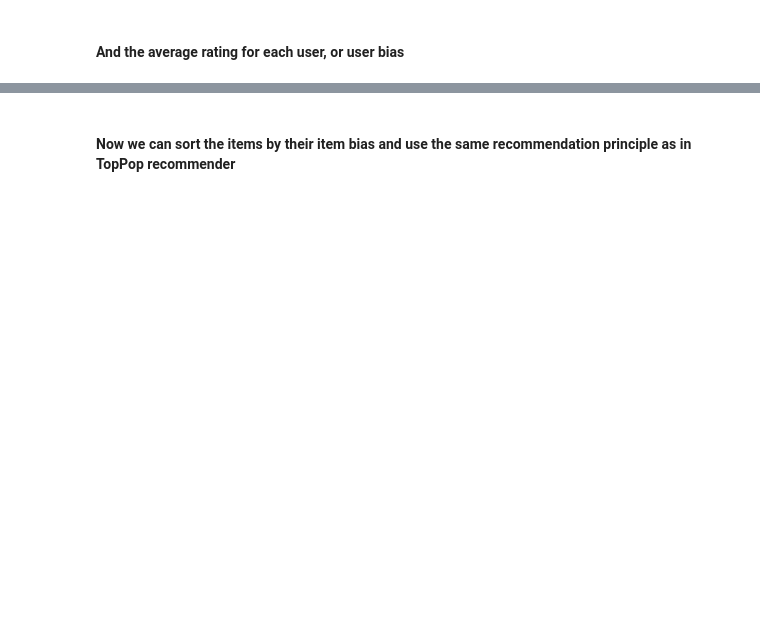
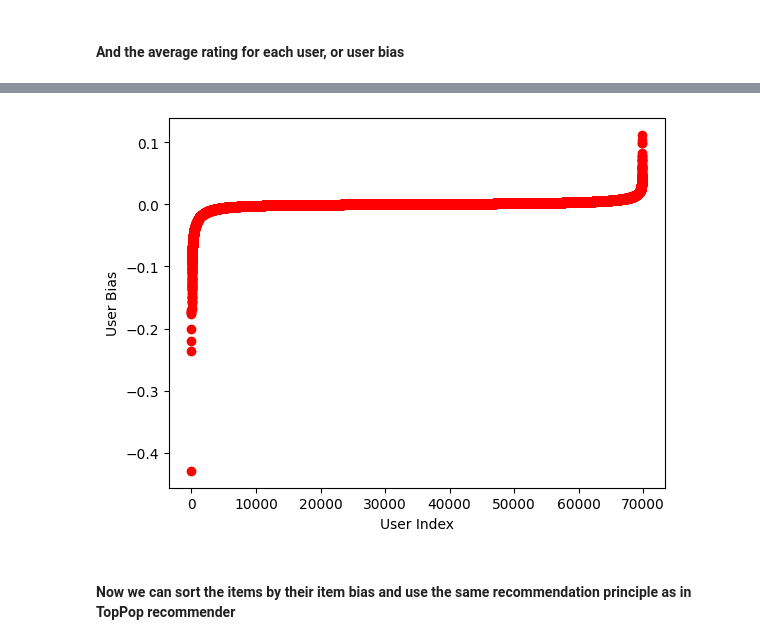
Before and after one commit to DysthymiaDemon/ICT2508C-Recommendation-Systems, a Jupyter notebook: [STUDENT]_Lab2_Memory_based_CF.ipynb, the cells around one changed output, grey strips where cells are left out. Saved outputs shown, nothing was run; the diff lists cells and outputs as text; code cells hidden in the pictures; blank space fills up the shorter version.

```diff
--- a/[STUDENT]_Lab2_Memory_based_CF.ipynb
+++ b/[STUDENT]_Lab2_Memory_based_CF.ipynb
@@ -240,11 +307,11 @@ class TopPopRecommender(object):
       # We are not interested in sorting the popularity value,
       # but to order the items according to it
       self.popular_items = np.argsort(item_popularity)
-      self.popular_items = #FILL IN -- hint: use np.flip
+      self.popular_items = np.flip(self.popular_items, axis=0)
 
   def recommend(self, user_id, at=5):
 
-      recommended_items = #FILL IN -- hint: return top-K from self.popular_items
+      recommended_items = self.popular_items[0:at]
 
       return recommended_items
 # %% [markdown]
@@ -268,27 +348,26 @@ class TopPopRecommender(object):
 
         self.mv_train = mv_train
 
-        item_popularity = #FILL IN
+        item_popularity = np.ediff1d(mv_all.tocsc().indptr)
 
         # We are not interested in sorting the popularity value,
         # but to order the items according to it
-        self.popular_items = #FILL IN
-        self.popular_items = #FILL IN
-
+        self.popular_items = np.argsort(item_popularity)
+        self.popular_items = np.flip(self.popular_items, axis=0)
 
     def recommend(self, user_id, at=5, remove_seen=True):
 
         if remove_seen:
-            seen_items = #FILL IN -- hint: use self.mv_train.indices[x:y]
+            seen_items = self.mv_train.indices[self.mv_train.indptr[user_id]:self.mv_train.indptr[user_id+1]]
 
             unseen_items_mask = np.in1d(self.popular_items, seen_items, assume_unique=True, invert=True)
 
-            unseen_items = #FILL IN -- hint: use unseen_items_mask above
+            unseen_items = self.popular_items[unseen_items_mask]
 
-            recommended_items = #FILL IN
+            recommended_items = unseen_items[0:at]
 
         else:
-            recommended_items = #FILL IN
+            recommended_items = self.popular_items[0:at]
 
 
         return recommended_items
@@ -315,8 +409,8 @@ print("The global average is {:.2f}". #FILL IN
 # %% [markdown]
 #### We substract this bias to all ratings
 # %%
-mv_train_unbiased = #FILL IN -- hint: we don't want to override the mv_train; we need to copy to a new variable here
+mv_train_unbiased = mv_train.copy()
 
-mv_train_unbiased.data -= #FILL IN
+mv_train_unbiased.data -= globalAverage
 
 print(mv_train_unbiased.data[0:10])
@@ -342,0 +442,3 @@ user_mean_rating
+# %%
+user_mean_rating = mv_train_unbiased.mean(axis=1)
+user_mean_rating
@@ -343,11 +453,13 @@ user_mean_rating
 # %%
-user_mean_rating = #FILL IN
-user_mean_rating = #FILL IN
+user_mean_rating = np.array(user_mean_rating).squeeze()
+user_mean_rating = np.sort(user_mean_rating[user_mean_rating!=0.0])
 
 pyplot.plot(user_mean_rating, 'ro')
 pyplot.ylabel('User Bias')
 pyplot.xlabel('User Index')
 pyplot.show()
+# %% [output]
+[figure, added]
 # %% [markdown]
 #### Now we can sort the items by their item bias and use the same recommendation principle as in TopPop recommender
 # %%
```
Also changed, not shown: parts of 59 cells of this notebook, 1 other file.
